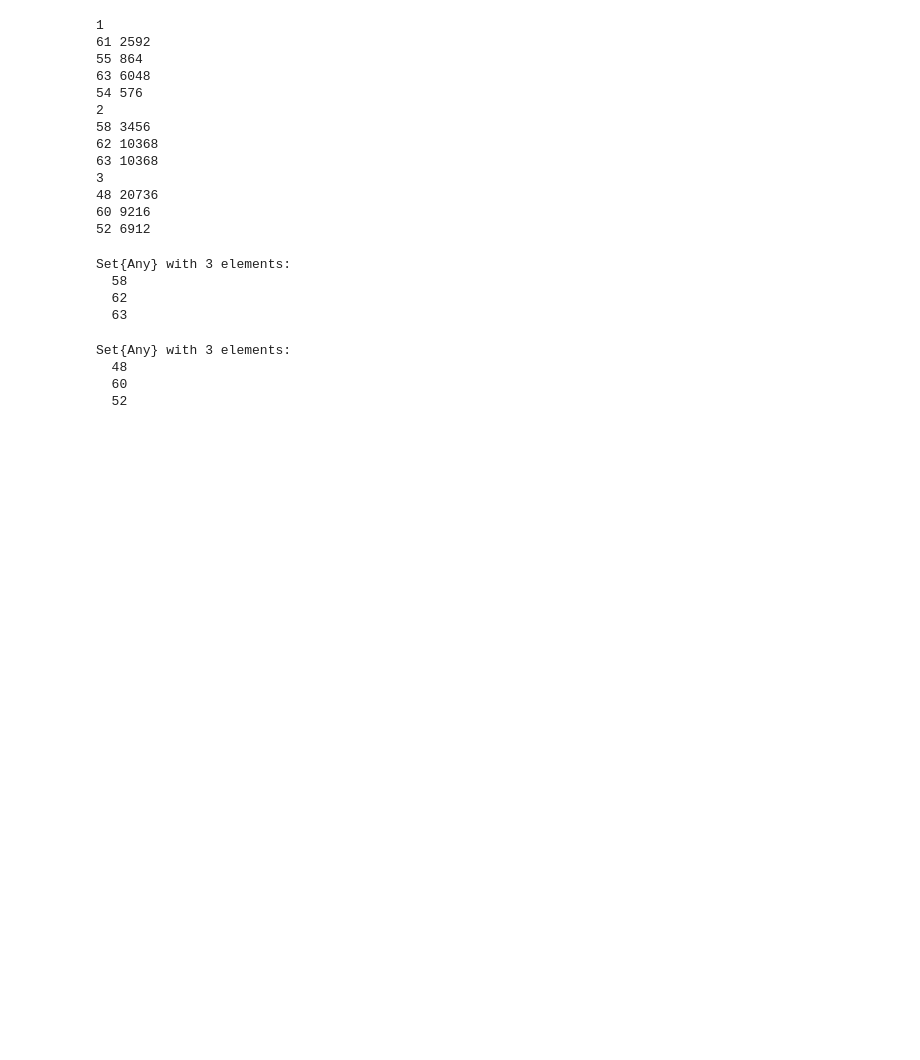
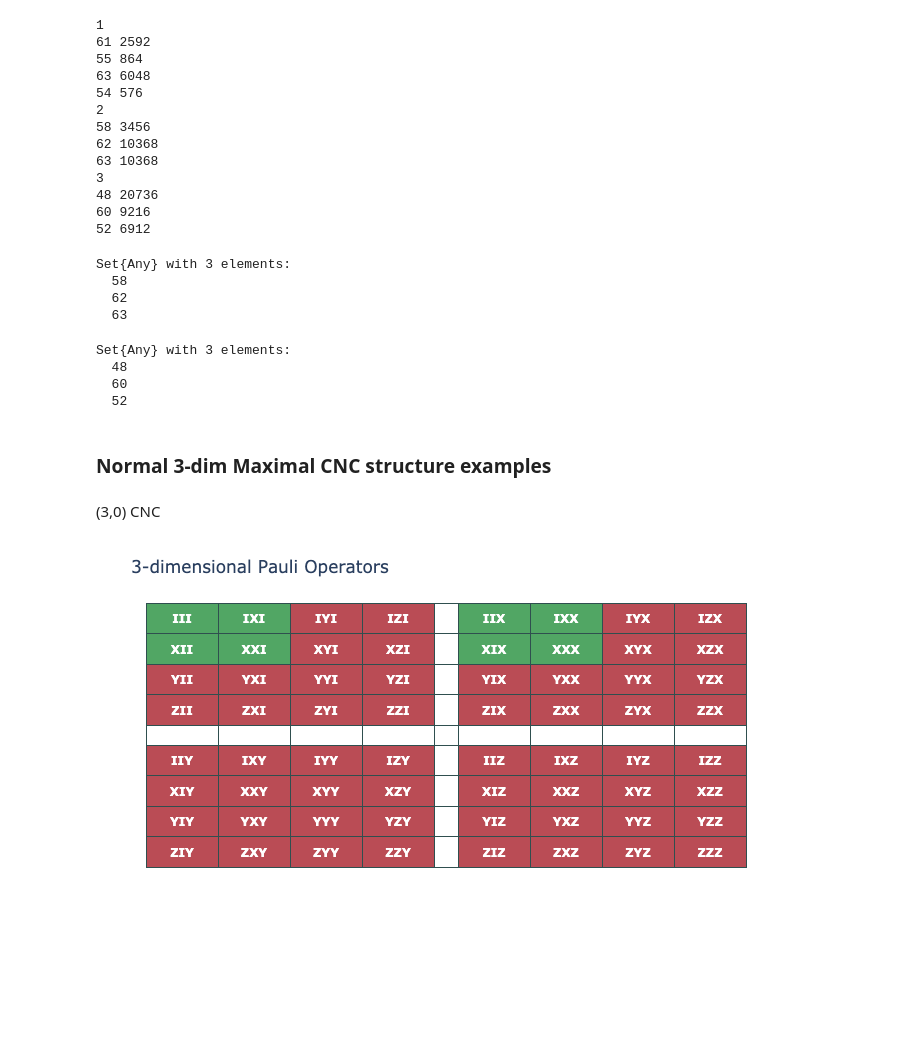
Before and after one commit to BilQCT/LocalPauli, a Jupyter notebook: cnc.ipynb, the cells around one changed output. Drawn from its saved outputs; the diff is of its cells as text; code cells hidden in the pictures; blank space fills up the shorter version.

Commit message:
3 dimensional Paulis visualization

```diff
--- a/cnc.ipynb
+++ b/cnc.ipynb
@@ -455,3 +455,12 @@ Set{Any} with 3 elements:
   48
   60
   52
+# %% [markdown]
+### Normal 3-dim Maximal CNC structure examples
+# %% [markdown]
+(3,0) CNC
+# %%
+cnc_30 = get_full_cnc_set(3,0)
+draw_3dim_paulis(cnc_30)
+# %% [output]
+[figure, added]
```
Also changed, not shown: parts of 4 cells of this notebook, 4 other files.
